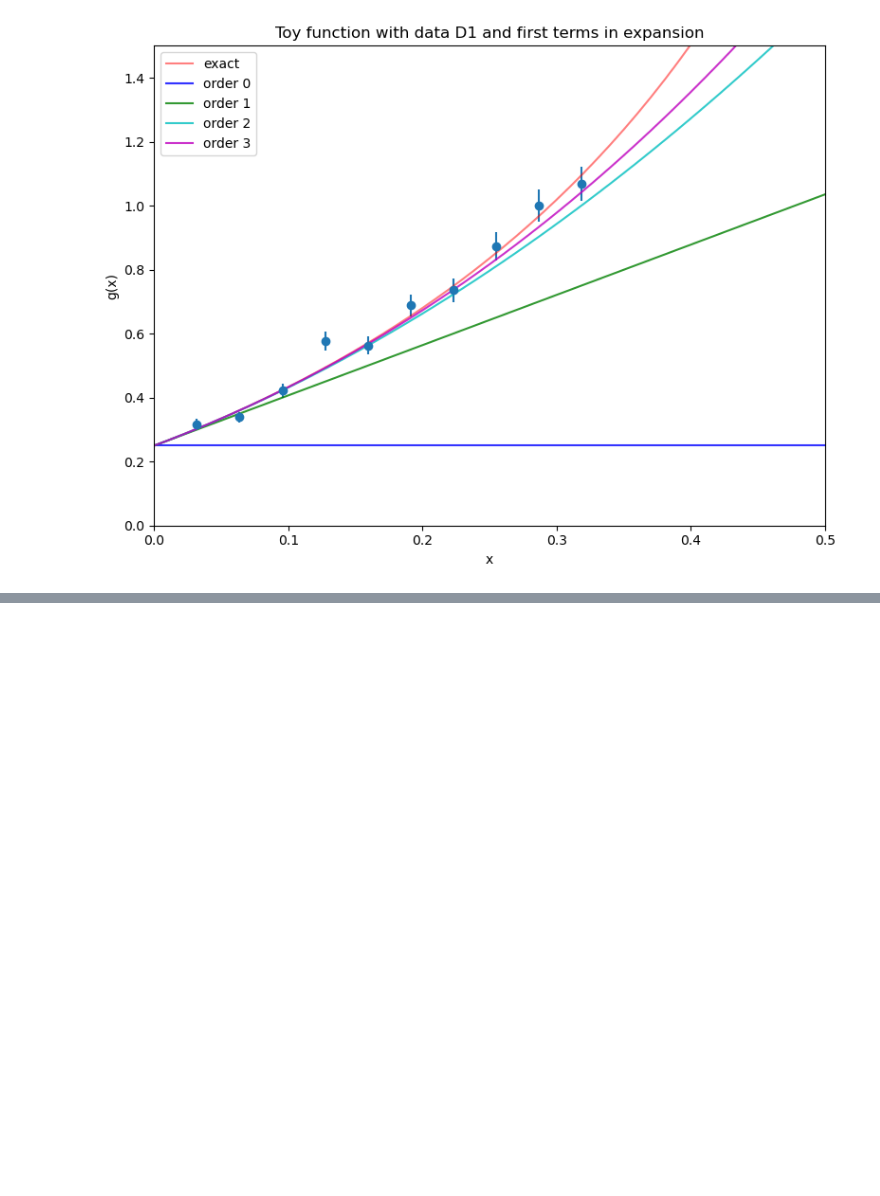
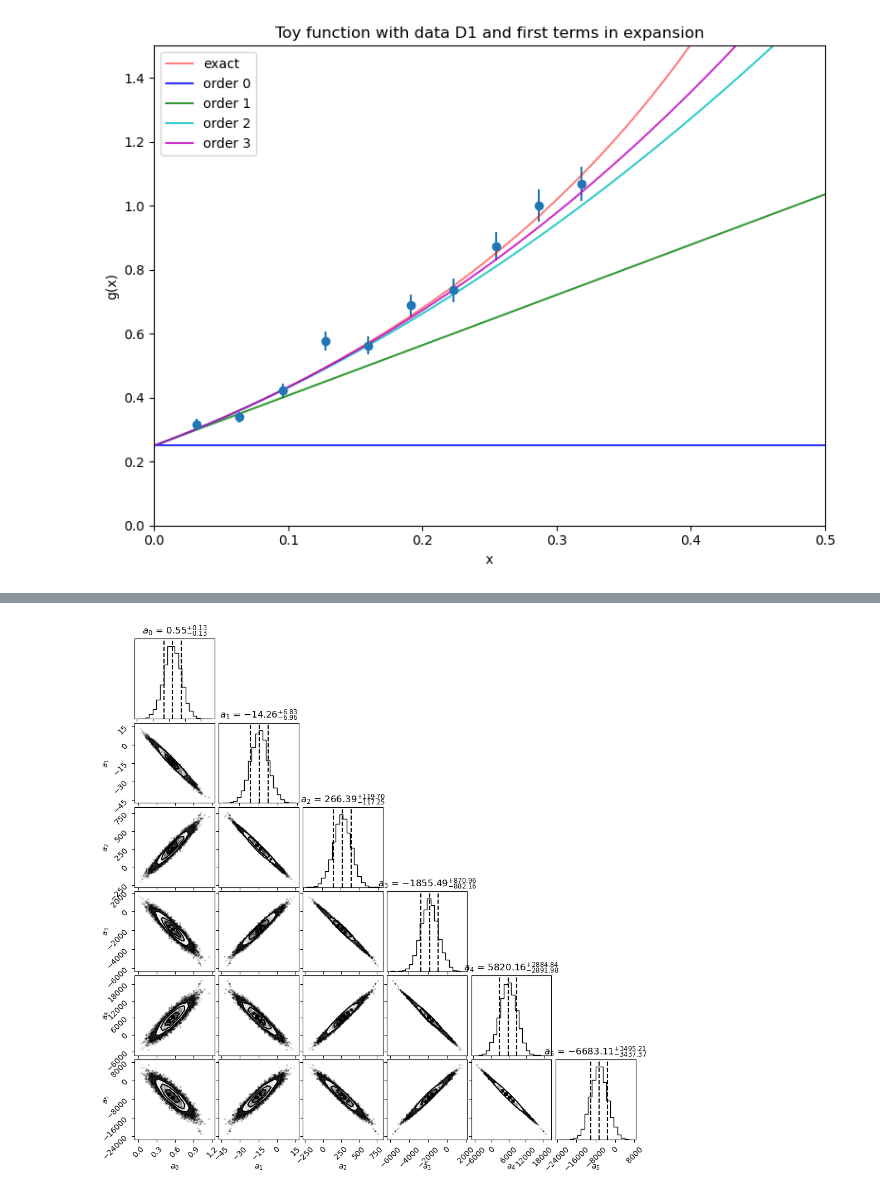
Before and after one commit to NilsSomm/LFD_for_Physicists, a Jupyter notebook: LearningFromData-content/Mini-projects/mini-project_I_toy_model_of_EFT.ipynb, the cells around one changed output, grey strips where cells are left out. Saved outputs shown, nothing was run; the diff lists cells and outputs as text; code cells hidden in the pictures; blank space fills up the shorter version.

```diff
--- a/LearningFromData-content/Mini-projects/mini-project_I_toy_model_of_EFT.ipynb
+++ b/LearningFromData-content/Mini-projects/mini-project_I_toy_model_of_EFT.ipynb
@@ -236,22 +233,25 @@ def log_prior_gaussian(a):
     return np.sum(np.log(1/(np.sqrt(2*np.pi) * _a_) * np.exp(-a**2/(2*_a_**2))))
 
 
-def log_likelihood(a_data, a):
-    '''Log likelihood for data a_data given parameter array a'''
+def log_likelihood(a, x, y, dy):
+    '''Log likelihood for data a_data given x y dy parameters '''
 
-    if (len(a) != len(a_data)):
-        raise ValueError("Mismatched size of inputs")
+    y_a = y_model(x, a)
     orders = len(a)
-    sigma = (a * c)
+
     try:
-        return -orders/2*np.log(2*np.pi*sigma**2) - 1/(2*sigma**2) * np.sum((a_data - a)**2)
+        return -1/2 * np.sum(np.log(2*np.pi*dy**2) + (y_a - y)**2 / dy**2)
     except ValueError:
         return -np.inf
 
-def log_posterior_flat_prior(a, a_data):
+def log_posterior_flat_prior(a, x, y, dy):
     '''Log posterior for data X given parameter array theta'''
-    return log_prior_flat(a) + log_likelihood(a, X)
+    return log_prior_flat(a) + log_likelihood(a, x, y, dy)
 
-def log_posterior_gaussian_prior(a, a_data):
+def log_posterior_gaussian_prior(a, x, y, dy):
     '''Log posterior for data X given parameter array theta'''
-    return log_prior_gaussian(a) + log_likelihood(a, X)
+    return log_prior_gaussian(a) + log_likelihood(a, x, y, dy)
+
+def chi_squared_over_dof(a, x, y, dy):
+    '''chi squared over degrees of freedom for a given parameter array and x, y, dy data'''
+    return np.sum(np.square((y_model(x, a) - y)/dy)) / len(a)
@@ -303,0 +419,9 @@ NameError: name 'X' is not defined
+# %%
+# Alternatively we can use corner: flat prior
+fig, ax = plt.subplots(orders_to_try,orders_to_try, figsize=(10,10))
+a_titles = np.char.add(np.char.add(np.full(orders_to_try, "$a_"), np.arange(0, orders_to_try, 1).astype(str)), np.full(orders_to_try, "$"))
+corner.corner(emcee_trace_flat.T,labels=a_titles,
+                       quantiles=[0.16, 0.5, 0.84],fig=fig,show_titles=True
+                       );
+# %% [output]
+[figure, added]
```
Also changed, not shown: parts of 15 cells of this notebook, 1 other file.
